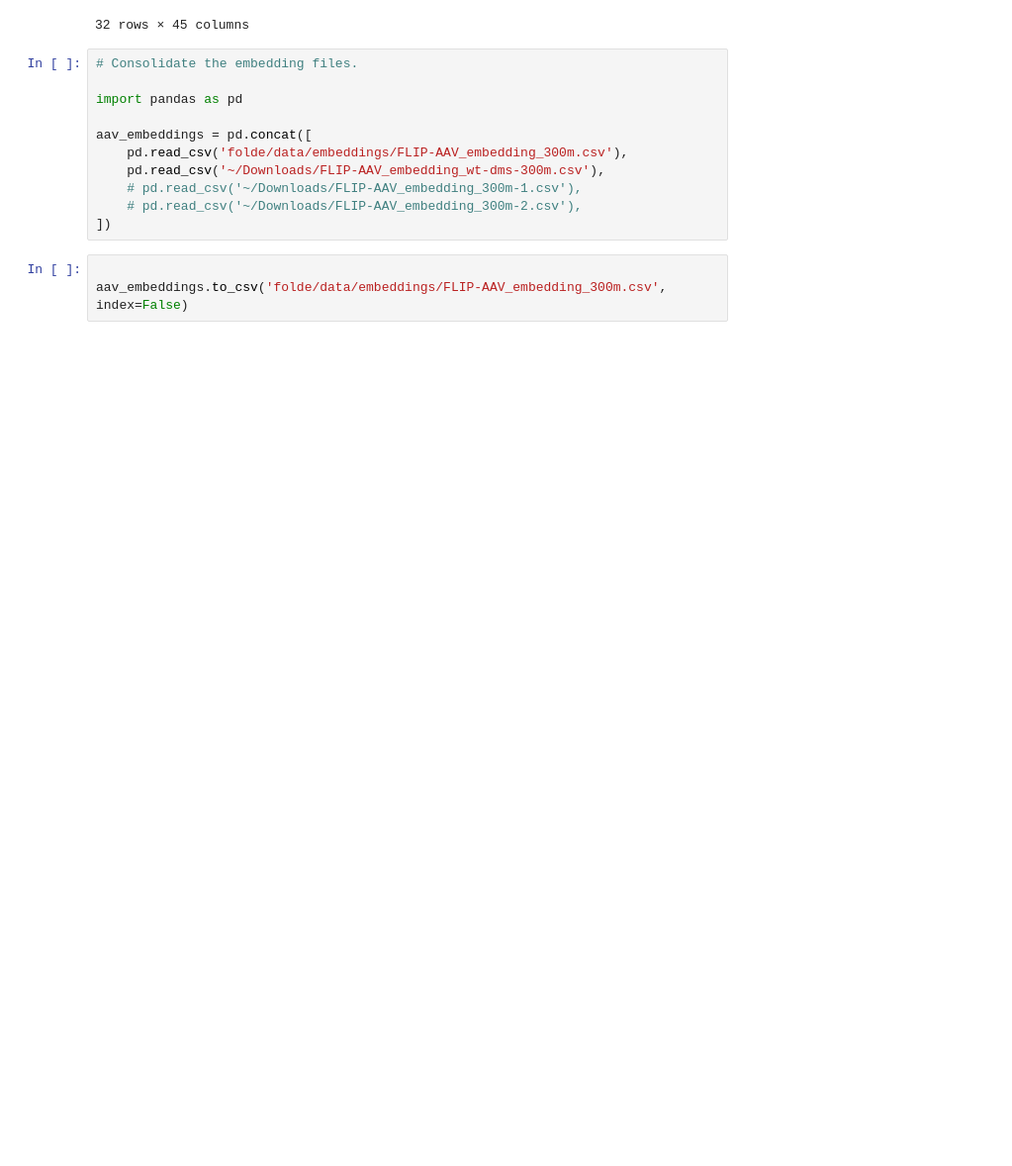
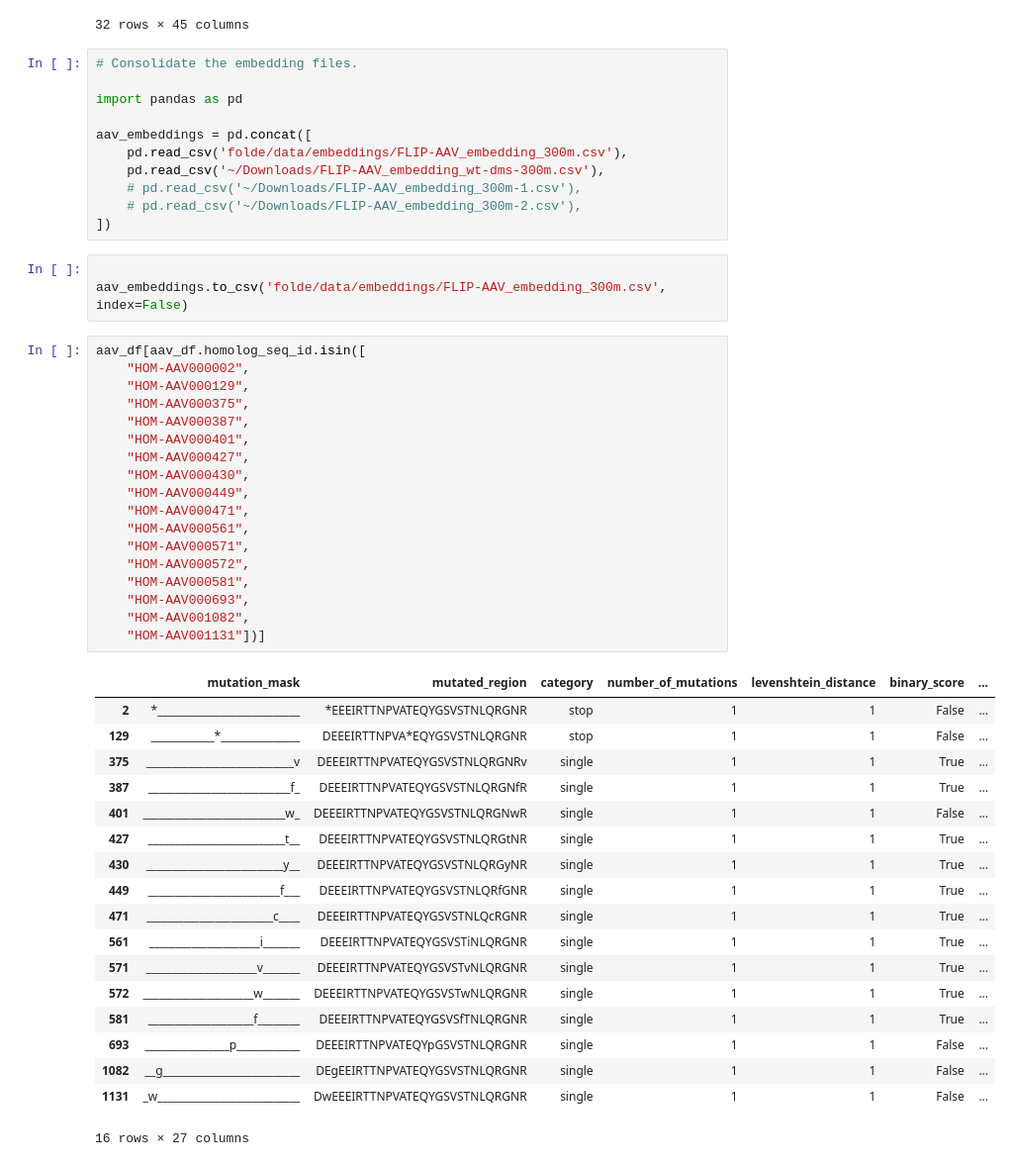
Before and after one commit to JBEI/foldy-internal, a Jupyter notebook: backend/src/notebooks/jacob/250717_multimutant_datasets.ipynb, the cells around one changed output. Shown at 99% size. Cells and saved outputs as stored; diff of their text form; blank space fills up the shorter version.

```diff
--- a/backend/src/notebooks/jacob/250717_multimutant_datasets.ipynb
+++ b/backend/src/notebooks/jacob/250717_multimutant_datasets.ipynb
@@ -226,3 +226,40 @@ aav_embeddings = pd.concat([
 # %%
 
 aav_embeddings.to_csv('folde/data/embeddings/FLIP-AAV_embedding_300m.csv', index=False)
+# %%
+aav_df[aav_df.homolog_seq_id.isin([
+    "HOM-AAV000002",
+    "HOM-AAV000129",
+    "HOM-AAV000375",
+    "HOM-AAV000387",
+    "HOM-AAV000401",
+    "HOM-AAV000427",
+    "HOM-AAV000430",
+    "HOM-AAV000449",
+    "HOM-AAV000471",
+    "HOM-AAV000561",
+    "HOM-AAV000571",
+    "HOM-AAV000572",
+    "HOM-AAV000581",
+    "HOM-AAV000693",
+    "HOM-AAV001082",
+    "HOM-AAV001131"])]
+# %% [output]
+|  | mutation_mask | mutated_region | category | number_of_mutations | levenshtein_distance | binary_score | ... |
+| 2 | *___________________________ | *EEEIRTTNPVATEQYGSVSTNLQRGNR | stop | 1 | 1 | False | ... |
+| 129 | ____________*_______________ | DEEEIRTTNPVA*EQYGSVSTNLQRGNR | stop | 1 | 1 | False | ... |
+| 375 | ____________________________v | DEEEIRTTNPVATEQYGSVSTNLQRGNRv | single | 1 | 1 | True | ... |
+| 387 | ___________________________f_ | DEEEIRTTNPVATEQYGSVSTNLQRGNfR | single | 1 | 1 | True | ... |
+| 401 | ___________________________w_ | DEEEIRTTNPVATEQYGSVSTNLQRGNwR | single | 1 | 1 | False | ... |
+| 427 | __________________________t__ | DEEEIRTTNPVATEQYGSVSTNLQRGtNR | single | 1 | 1 | True | ... |
+| 430 | __________________________y__ | DEEEIRTTNPVATEQYGSVSTNLQRGyNR | single | 1 | 1 | True | ... |
+| 449 | _________________________f___ | DEEEIRTTNPVATEQYGSVSTNLQRfGNR | single | 1 | 1 | True | ... |
+| 471 | ________________________c____ | DEEEIRTTNPVATEQYGSVSTNLQcRGNR | single | 1 | 1 | True | ... |
+| 561 | _____________________i_______ | DEEEIRTTNPVATEQYGSVSTiNLQRGNR | single | 1 | 1 | True | ... |
+| 571 | _____________________v_______ | DEEEIRTTNPVATEQYGSVSTvNLQRGNR | single | 1 | 1 | True | ... |
+| 572 | _____________________w_______ | DEEEIRTTNPVATEQYGSVSTwNLQRGNR | single | 1 | 1 | True | ... |
+| 581 | ____________________f________ | DEEEIRTTNPVATEQYGSVSfTNLQRGNR | single | 1 | 1 | True | ... |
+| 693 | ________________p____________ | DEEEIRTTNPVATEQYpGSVSTNLQRGNR | single | 1 | 1 | False | ... |
+| 1082 | __g__________________________ | DEgEEIRTTNPVATEQYGSVSTNLQRGNR | single | 1 | 1 | False | ... |
+| 1131 | _w___________________________ | DwEEEIRTTNPVATEQYGSVSTNLQRGNR | single | 1 | 1 | False | ... |
+16 rows × 27 columns
```
Also changed, not shown: parts of 3 cells of this notebook, 7 other files.
